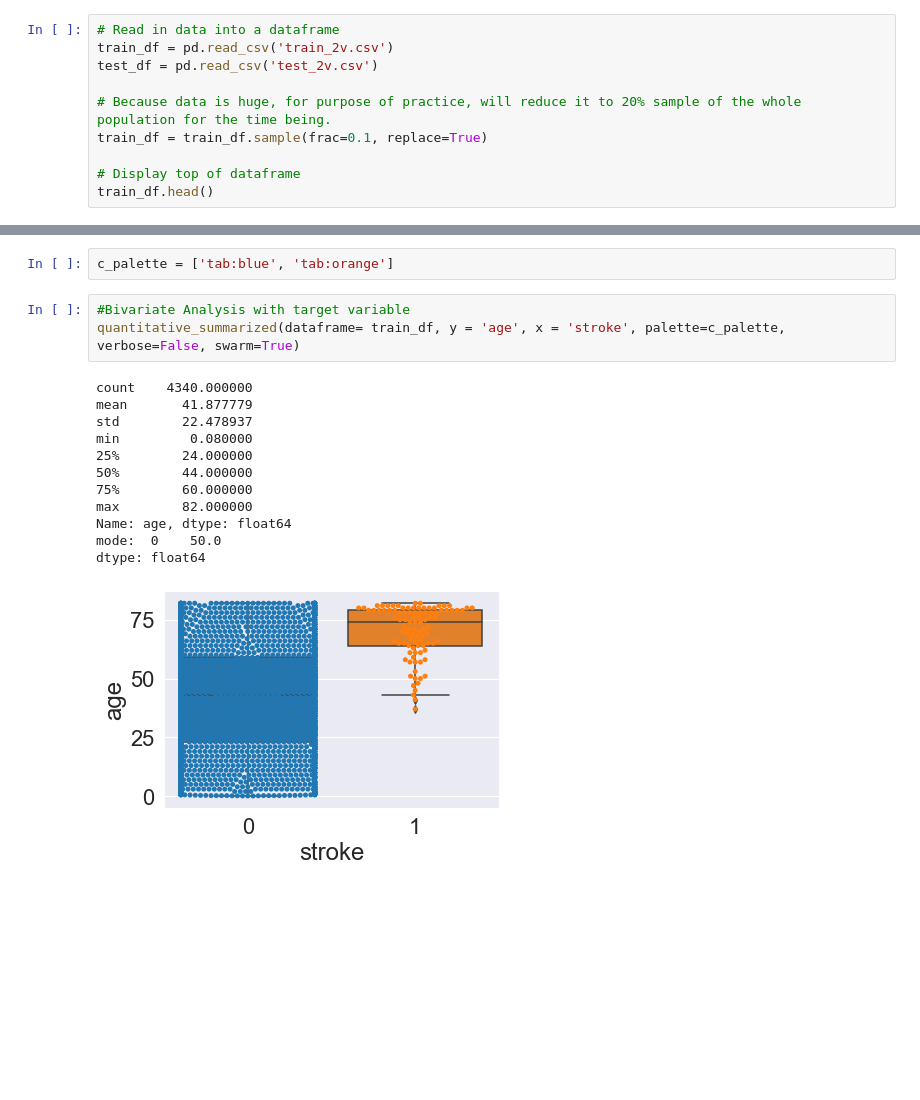
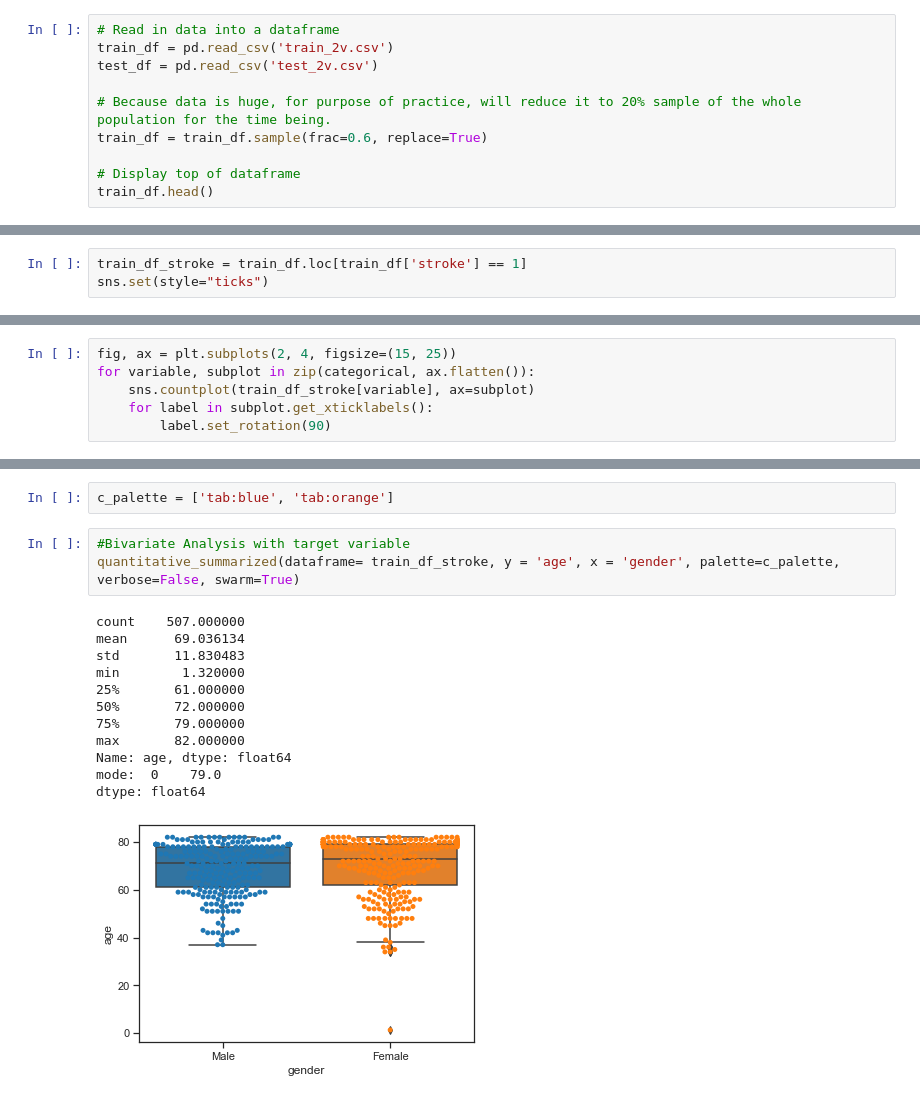
Before and after one commit to Coolbreeze151/Predicting-Stroke, a Jupyter notebook: Stroke Prediction.ipynb, the cells around one changed output, grey strips where cells are left out. Drawn from its saved outputs; the diff is of its cells as text; blank space fills up the shorter version.

```diff
--- a/Stroke Prediction.ipynb
+++ b/Stroke Prediction.ipynb
@@ -55,7 +55,7 @@ train_df = pd.read_csv('train_2v.csv')
 test_df = pd.read_csv('test_2v.csv')
 
 # Because data is huge, for purpose of practice, will reduce it to 20% sample of the whole population for the time being.
-train_df = train_df.sample(frac=0.1, replace=True)
+train_df = train_df.sample(frac=0.6, replace=True)
 
 # Display top of dataframe
 train_df.head()
@@ -127,2 +127,5 @@ There are 2 columns that have missing values.
 # %% [markdown]
 # Exploratory Data Analysis
+# %%
+train_df_stroke = train_df.loc[train_df['stroke'] == 1]
+sns.set(style="ticks")
@@ -128,0 +148,6 @@ There are 2 columns that have missing values.
+# %%
+fig, ax = plt.subplots(2, 4, figsize=(15, 25))
+for variable, subplot in zip(categorical, ax.flatten()):
+    sns.countplot(train_df_stroke[variable], ax=subplot)
+    for label in subplot.get_xticklabels():
+        label.set_rotation(90)
@@ -188,18 +215,18 @@ def categorical_summarized(dataframe, x=None, y=None, hue=None, palette='Set1',
 c_palette = ['tab:blue', 'tab:orange']
 # %%
 #Bivariate Analysis with target variable
-quantitative_summarized(dataframe= train_df, y = 'age', x = 'stroke', palette=c_palette, verbose=False, swarm=True)
+quantitative_summarized(dataframe= train_df_stroke, y = 'age', x = 'gender', palette=c_palette, verbose=False, swarm=True)
 # %% [output]
-count    4340.000000
-mean       41.877779
-std        22.478937
-min         0.080000
-25%        24.000000
-50%        44.000000
-75%        60.000000
-max        82.000000
+count    507.000000
+mean      69.036134
+std       11.830483
+min        1.320000
+25%       61.000000
+50%       72.000000
+75%       79.000000
+max       82.000000
 Name: age, dtype: float64
-mode:  0    50.0
+mode:  0    79.0
 dtype: float64
-[figure, old version]
+[figure, new version]
 # %% [markdown]
```
Also changed, not shown: parts of 17 cells of this notebook.
